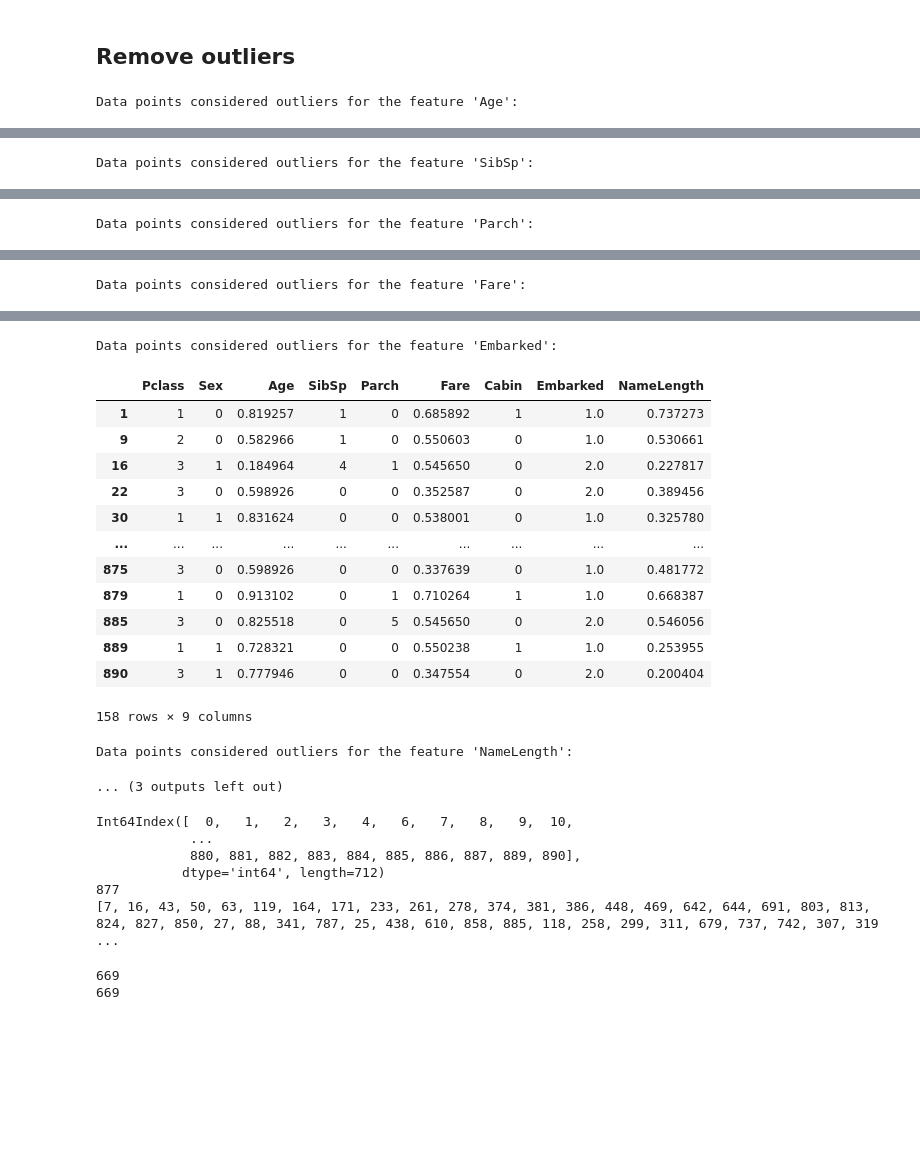
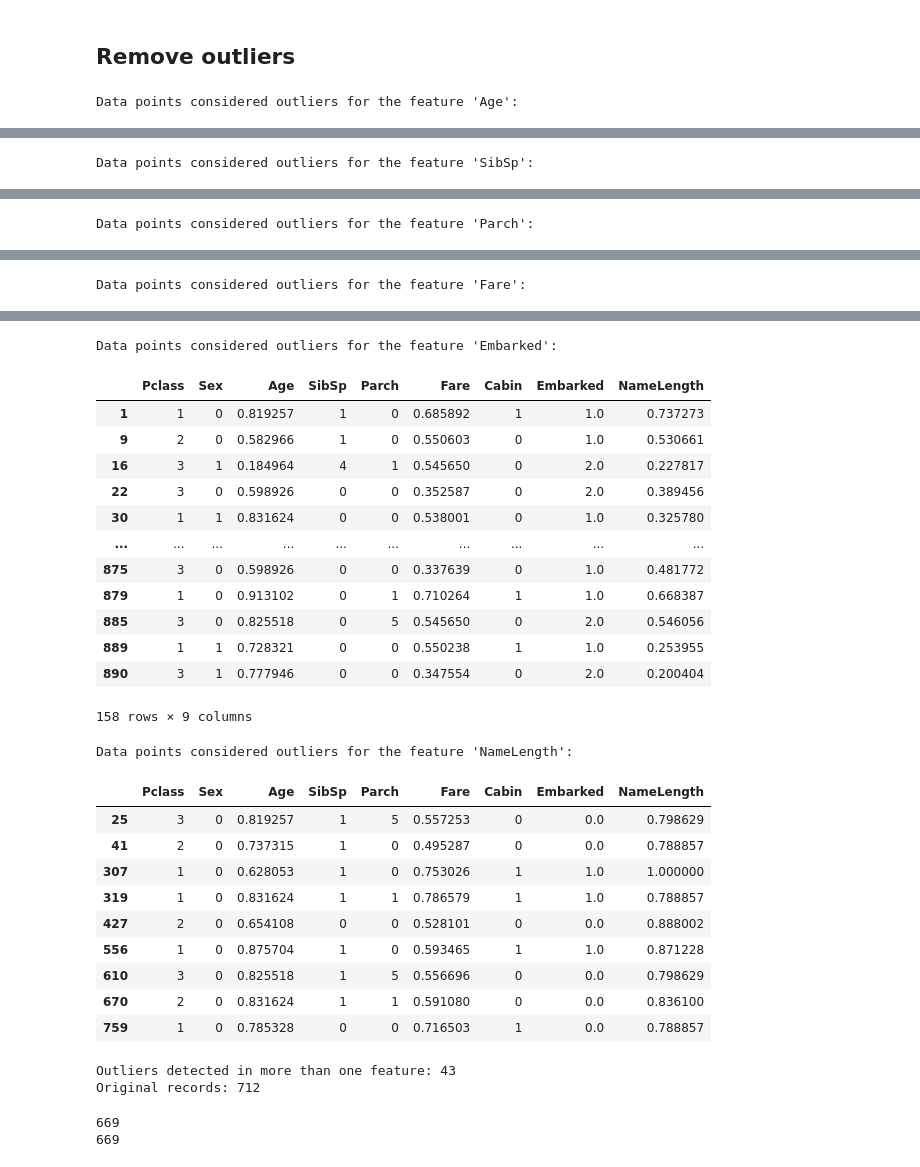
Before and after one commit to manolomaldonado/ml-kaggle, a Jupyter notebook: titanic/project.ipynb, the cells around one changed output, grey strips where cells are left out. Drawn from its saved outputs; the diff is of its cells as text; code cells hidden in the pictures; blank space fills up the shorter version.

Commit message:
Data cleaning

```diff
--- a/titanic/project.ipynb
+++ b/titanic/project.ipynb
@@ -262,11 +267,6 @@ import collections
 outliers =  [item for item, count in collections.Counter(all_outliers).items() if count > 1]
 print('Outliers detected in more than one feature:',len(outliers))
 print('Original records:',len(dataset))
-print(outliers)
-dataset.index[-1]
-# Remove the outliers present in more than one feature, if any were specified
-#good_data = dataset.drop(dataset.index[outliers]).reset_index(drop = True)
-#print('Records once outliers have been removed:',len(good_data))
 # %% [output]
 Data points considered outliers for the feature 'Age':
 |  | Pclass | Sex | Age | SibSp | Parch | Fare | Cabin | Embarked | NameLength |
@@ -327,46 +327,49 @@ Data points considered outliers for the feature 'Fare':
 | 88 | 1 | 0 | 0.699194 | 3 | 2 | 0.893450 | 1 | 0.0 | 0.369022 |
 | 118 | 1 | 1 | 0.709289 | 0 | 1 | 0.883769 | 1 | 1.0 | 0.325780 |
 | 179 | 3 | 1 | 0.806239 | 0 | 0 | 0.000000 | 0 | 0.0 | 0.200404 |
 | 258 | 1 | 0 | 0.799463 | 0 | 0 | 1.000000 | 0 | 1.0 | 0.109090 |
 | 263 | 1 | 1 | 0.831624 | 0 | 0 | 0.000000 | 1 | 0.0 | 0.253955 |
 | 271 | 3 | 1 | 0.718988 | 0 | 0 | 0.000000 | 0 | 0.0 | 0.409173 |
 | 299 | 1 | 0 | 0.885597 | 0 | 1 | 0.883769 | 1 | 1.0 | 0.692300 |
 | 302 | 3 | 1 | 0.654108 | 0 | 0 | 0.000000 | 0 | 0.0 | 0.464483 |
 | 311 | 1 | 0 | 0.641423 | 2 | 2 | 0.893070 | 1 | 1.0 | 0.369022 |
 | ... | ... | ... | ... | ... | ... | ... | ... | ... | ... |
 | 679 | 1 | 1 | 0.806239 | 0 | 1 | 1.000000 | 1 | 1.0 | 0.514833 |
 | 737 | 1 | 1 | 0.799463 | 0 | 0 | 1.000000 | 1 | 1.0 | 0.278931 |
 | 742 | 1 | 0 | 0.677677 | 2 | 2 | 0.893070 | 1 | 1.0 | 0.561040 |
 | 806 | 1 | 1 | 0.825518 | 0 | 0 | 0.000000 | 1 | 0.0 | 0.278931 |
 | 822 | 1 | 1 | 0.819257 | 0 | 0 | 0.000000 | 0 | 0.0 | 0.464483 |
 Data points considered outliers for the feature 'Embarked':
 |  | Pclass | Sex | Age | SibSp | Parch | Fare | Cabin | Embarked | NameLength |
 | 1 | 1 | 0 | 0.819257 | 1 | 0 | 0.685892 | 1 | 1.0 | 0.737273 |
 | 9 | 2 | 0 | 0.582966 | 1 | 0 | 0.550603 | 0 | 1.0 | 0.530661 |
 | 16 | 3 | 1 | 0.184964 | 4 | 1 | 0.545650 | 0 | 2.0 | 0.227817 |
 | 22 | 3 | 0 | 0.598926 | 0 | 0 | 0.352587 | 0 | 2.0 | 0.389456 |
 | 30 | 1 | 1 | 0.831624 | 0 | 0 | 0.538001 | 0 | 1.0 | 0.325780 |
 | ... | ... | ... | ... | ... | ... | ... | ... | ... | ... |
 | 875 | 3 | 0 | 0.598926 | 0 | 0 | 0.337639 | 0 | 1.0 | 0.481772 |
 | 879 | 1 | 0 | 0.913102 | 0 | 1 | 0.710264 | 1 | 1.0 | 0.668387 |
 | 885 | 3 | 0 | 0.825518 | 0 | 5 | 0.545650 | 0 | 2.0 | 0.546056 |
 | 889 | 1 | 1 | 0.728321 | 0 | 0 | 0.550238 | 1 | 1.0 | 0.253955 |
 | 890 | 3 | 1 | 0.777946 | 0 | 0 | 0.347554 | 0 | 2.0 | 0.200404 |
 158 rows × 9 columns
 Data points considered outliers for the feature 'NameLength':
+|  | Pclass | Sex | Age | SibSp | Parch | Fare | Cabin | Embarked | NameLength |
+| 25 | 3 | 0 | 0.819257 | 1 | 5 | 0.557253 | 0 | 0.0 | 0.798629 |
+| 41 | 2 | 0 | 0.737315 | 1 | 0 | 0.495287 | 0 | 0.0 | 0.788857 |
+| 307 | 1 | 0 | 0.628053 | 1 | 0 | 0.753026 | 1 | 1.0 | 1.000000 |
+| 319 | 1 | 0 | 0.831624 | 1 | 1 | 0.786579 | 1 | 1.0 | 0.788857 |
+| 427 | 2 | 0 | 0.654108 | 0 | 0 | 0.528101 | 0 | 0.0 | 0.888002 |
+| 556 | 1 | 0 | 0.875704 | 1 | 0 | 0.593465 | 1 | 1.0 | 0.871228 |
+| 610 | 3 | 0 | 0.825518 | 1 | 5 | 0.556696 | 0 | 0.0 | 0.798629 |
+| 670 | 2 | 0 | 0.831624 | 1 | 1 | 0.591080 | 0 | 0.0 | 0.836100 |
+| 759 | 1 | 0 | 0.785328 | 0 | 0 | 0.716503 | 1 | 0.0 | 0.788857 |
-... (3 outputs left out)
+Outliers detected in more than one feature: 43
+Original records: 712
 # %%
-print(dataset.index)
-print(dataset.index[700])
-print(outliers)
+print('Original records:',len(dataset))
 dataset.drop(outliers, inplace=True)
-diagnosis_raw.drop(outliers, inplace=True)
+survival_raw.drop(outliers, inplace=True)
+print('Records once outliers have been removed:',len(dataset))
-# %% [output]
-Int64Index([  0,   1,   2,   3,   4,   6,   7,   8,   9,  10,
-            ...
-            880, 881, 882, 883, 884, 885, 886, 887, 889, 890],
-           dtype='int64', length=712)
-877
-[7, 16, 43, 50, 63, 119, 164, 171, 233, 261, 278, 374, 381, 386, 448, 469, 642, 644, 691, 803, 813, 824, 827, 850, 27, 88, 341, 787, 25, 438, 610, 858, 885, 118, 258, 299, 311, 679, 737, 742, 307, 319 ...
 # %%
 print(len(dataset))
```
Also changed, not shown: parts of 50 cells of this notebook, 2 other files.
